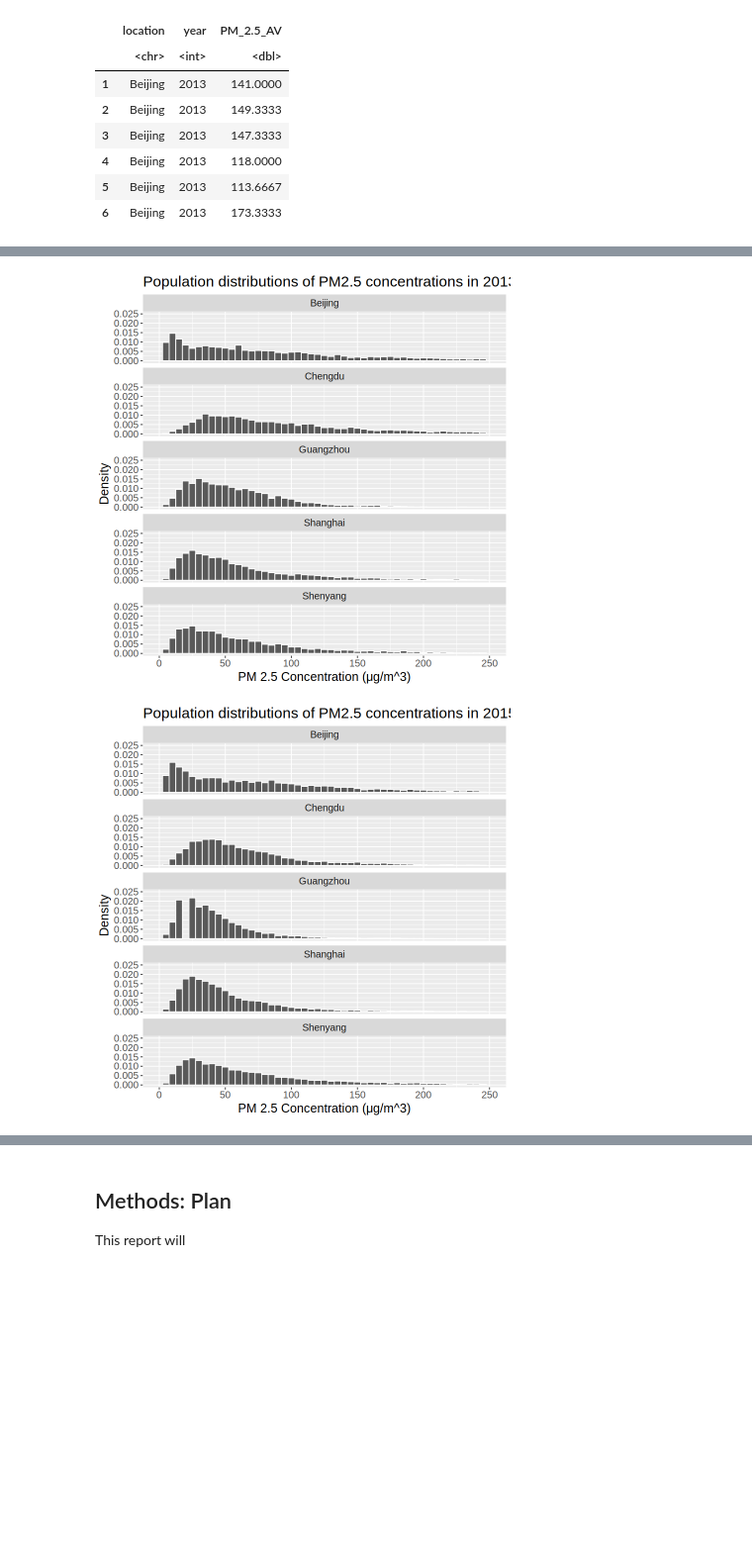
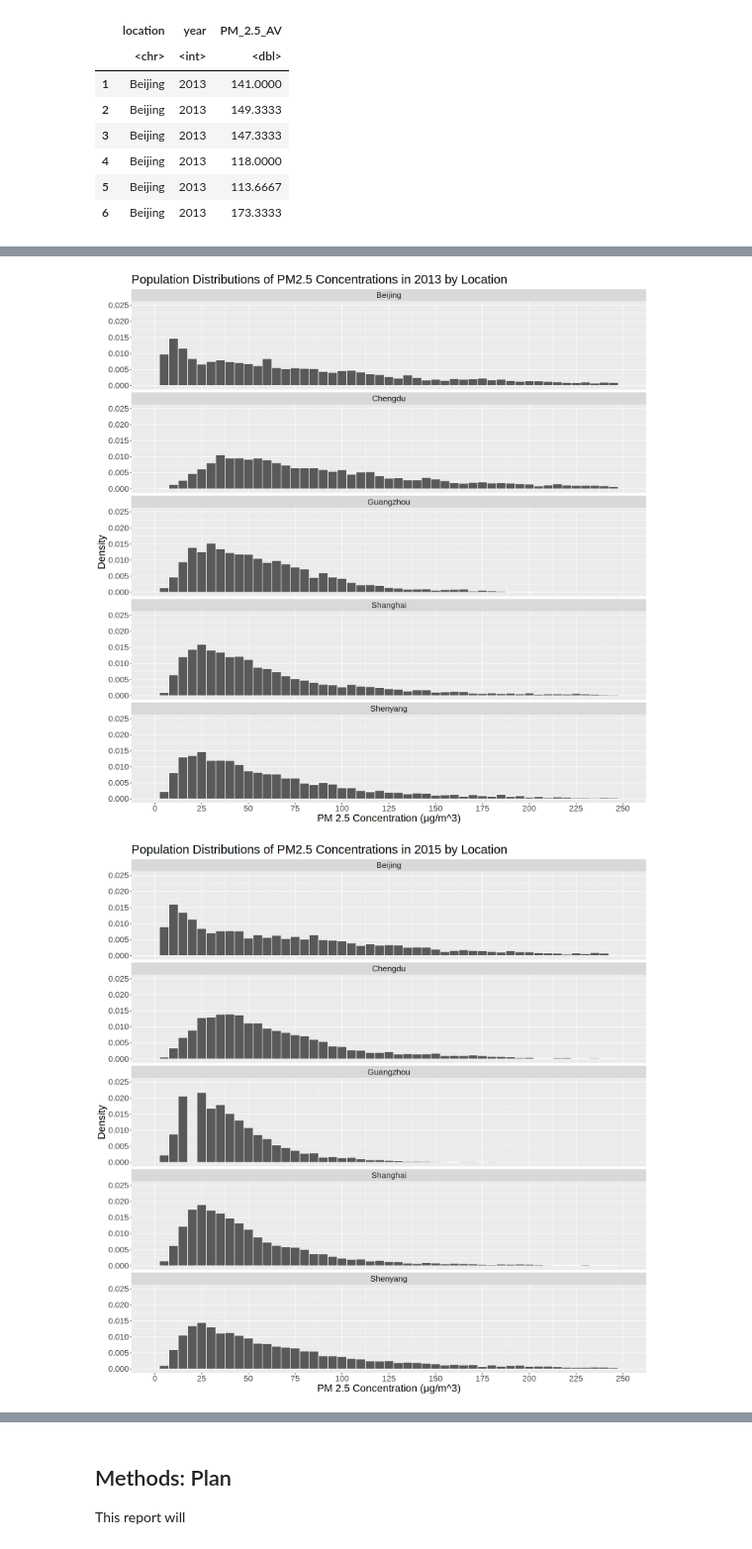
Before and after one commit to Nick-2003/STAT-201-Group-46-Project, a Jupyter notebook: STAT_201_Group_46_Project_Proposal.ipynb, the cells around one changed output, grey strips where cells are left out. Shown at 99% size. Saved outputs shown, nothing was run; the diff lists cells and outputs as text; code cells hidden in the pictures; blank space fills up the shorter version.

```diff
--- a/STAT_201_Group_46_Project_Proposal.ipynb
+++ b/STAT_201_Group_46_Project_Proposal.ipynb
@@ -212,41 +206,42 @@ Warning message:
 # %%
+options(repr.plot.width = 15, repr.plot.height = 15)
 dist_total_2013 <- total_PM2.5_AV %>%
     # mutate(year = as.character(year(date))) %>%
     # mutate(year = as.character(year)) %>%
     # filter(year == "2013") %>%
     filter(year == 2013) %>%
     ggplot() +
     geom_histogram(aes(x = PM_2.5_AV, y = ..density..), color = 'white', binwidth = 5) +
     labs(x = "PM 2.5 Concentration (μg/m^3)", y = "Density") +
     facet_wrap(~location, scales="fixed", nrow = 5) +
-    ggtitle("Population distributions of PM2.5 concentrations in 2013 by Location") +
-    theme(text = element_text(size = 15)) +
-    scale_x_continuous(limits = c(0, 250), breaks = seq(0, 250, by = 50)) +
+    ggtitle("Population Distributions of PM2.5 Concentrations in 2013 by Location") +
+    theme(text = element_text(size = 20)) +
+    scale_x_continuous(limits = c(0, 250), breaks = seq(0, 250, by = 25)) +
     scale_y_continuous(limits = c(0, 0.025), breaks = seq(0, 0.025, by = 0.005))
 dist_total_2013
 
 dist_total_2015 <- total_PM2.5_AV %>%
     # mutate(year = as.character(year(date))) %>%
     # mutate(year = as.character(year)) %>%
     # filter(year == "2015") %>%
     filter(year == 2015) %>%
     ggplot() +
     geom_histogram(aes(x = PM_2.5_AV, y = ..density..), color = 'white', binwidth = 5) +
     labs(x = "PM 2.5 Concentration (μg/m^3)", y = "Density") +
     facet_wrap(~location, scales="fixed", nrow = 5) +
-    ggtitle("Population distributions of PM2.5 concentrations in 2015 by Location") +
-    theme(text = element_text(size = 15)) +
-    scale_x_continuous(limits = c(0, 250), breaks = seq(0, 250, by = 50)) +
+    ggtitle("Population Distributions of PM2.5 Concentrations in 2015 by Location") +
+    theme(text = element_text(size = 20)) +
+    scale_x_continuous(limits = c(0, 250), breaks = seq(0, 250, by = 25)) +
     scale_y_continuous(limits = c(0, 0.025), breaks = seq(0, 0.025, by = 0.005))
 dist_total_2015
 # %% [output]
 Warning message:
 “Removed 768 rows containing non-finite values (`stat_bin()`).”
 Warning message:
 “Removed 10 rows containing missing values (`geom_bar()`).”
 Warning message:
 “Removed 599 rows containing non-finite values (`stat_bin()`).”
 Warning message:
 “Removed 11 rows containing missing values (`geom_bar()`).”
-[figure, old version]
+[figure, new version]
-[figure, old version]
+[figure, new version]
```
Also changed, not shown: parts of 7 cells of this notebook.
